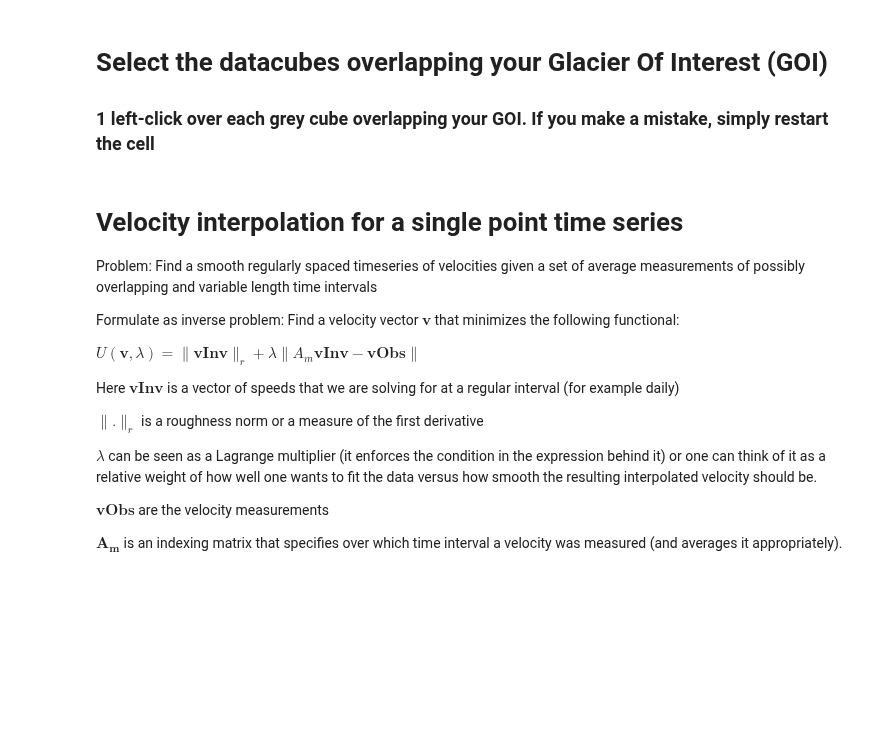
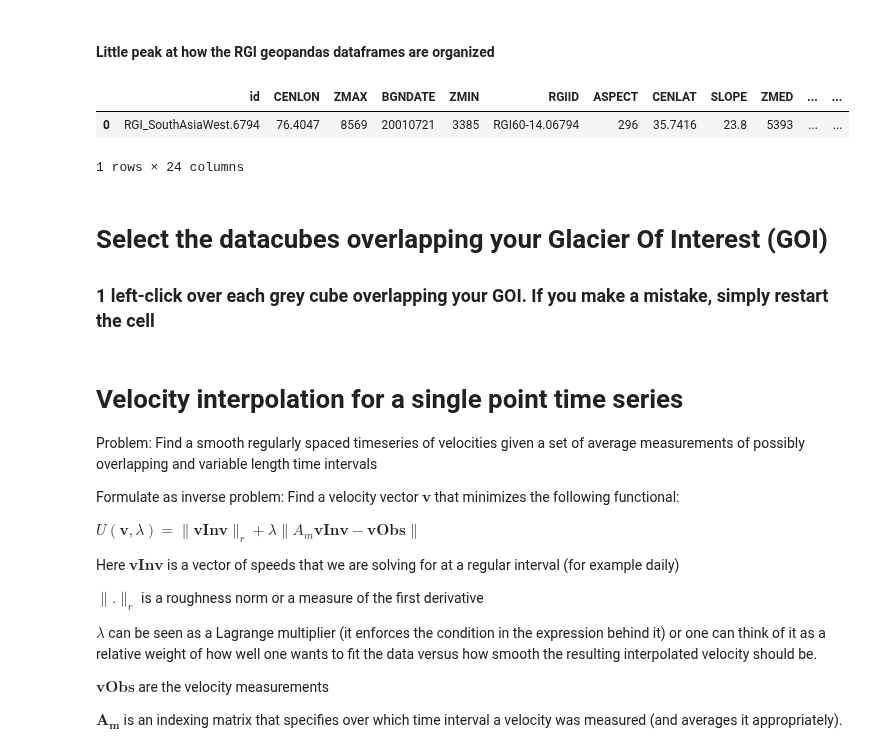
Before and after one commit to vdevauxchupin/ITS_LIVE_TOOL, a Jupyter notebook: ITS_LIVE_Inversion.ipynb, the cells around one changed output. Saved outputs shown, nothing was run; the diff lists cells and outputs as text; code cells hidden in the pictures; blank space fills up the shorter version.

```diff
--- a/ITS_LIVE_Inversion.ipynb
+++ b/ITS_LIVE_Inversion.ipynb
@@ -90,3 +133,11 @@ All Clicked URLs: ['http://its-live-data.s3.amazonaws.com/datacubes/v02/N60W140/
+# %% [markdown]
+#### Little peak at how the RGI geopandas dataframes are organized
+# %%
+gdf_list[0]
+# %% [output]
+|  | id | CENLON | ZMAX | BGNDATE | ZMIN | RGIID | ASPECT | CENLAT | SLOPE | ZMED | ... | ... |
+| 0 | RGI_SouthAsiaWest.6794 | 76.4047 | 8569 | 20010721 | 3385 | RGI60-14.06794 | 296 | 35.7416 | 23.8 | 5393 | ... | ... |
+1 rows × 24 columns
 # %% [markdown]
 # Select the datacubes overlapping your Glacier Of Interest (GOI)
 
```
Also changed, not shown: parts of 13 cells of this notebook.
